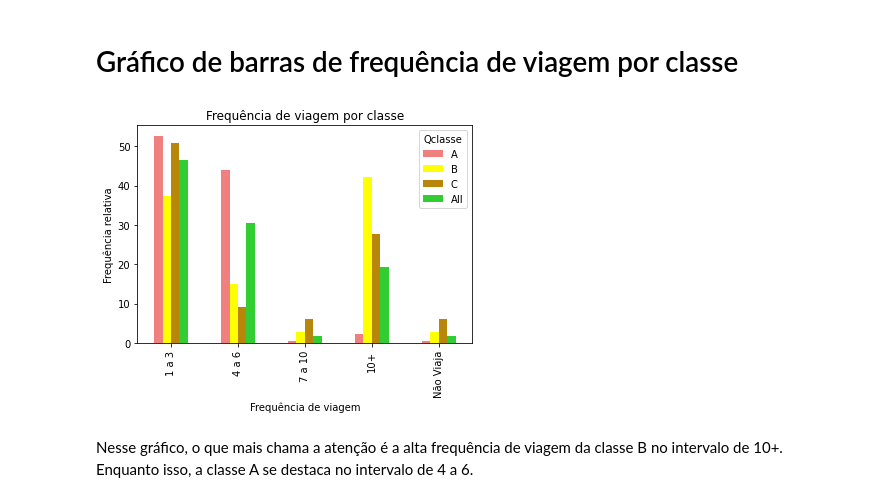
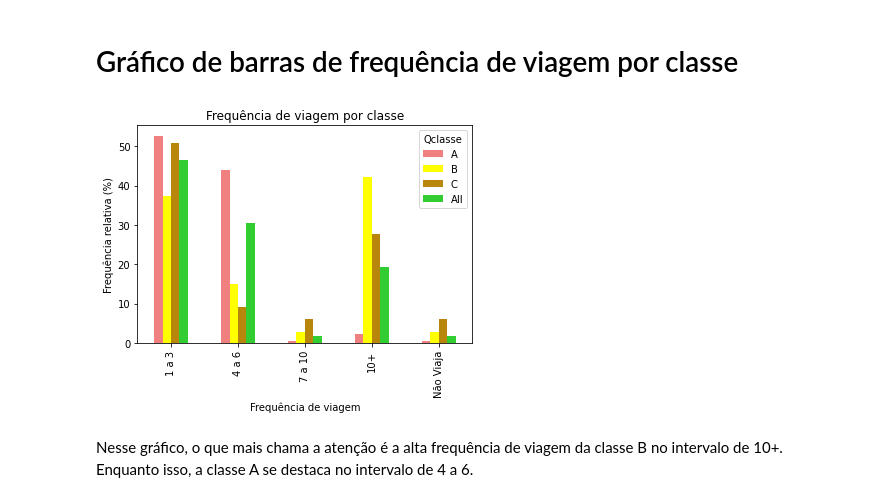
Before and after one commit to pmahfuz/Jr_hotelaria, a Jupyter notebook: Analise_base.ipynb, the cells around one changed output. Cells and saved outputs as stored; diff of their text form; code cells hidden in the pictures.

```diff
--- a/Analise_base.ipynb
+++ b/Analise_base.ipynb
@@ -36,7 +36,7 @@ df = df.drop(columns=[coluna for coluna in df.columns if coluna.startswith('Unna
 df.columns = df.columns.str.strip()
 # %%
 # # Usando a função str.replace para remover "." dos indexes das colunas
-df.columns = df.columns.str.replace(".", "")
+df.columns = df.columns.str.replace(".", "")''
 # %% [markdown]
 ### Removendo conteudo indesejado das colunas
 # %%
@@ -190,14 +190,13 @@ Nesse gráfico de barras é possível perceber o genêro não é muito significa
 # %%
 freq_x_classe = pd.crosstab(freq_de_viagem, classe, normalize = 'columns', margins = True).round(3)*100
 
 freq_x_classe.plot.bar(color = cores)
 plt.title('Frequência de viagem por classe')
-plt.ylabel('Frequência relativa (%)
-           ') #Frequência absoluta já que o número de homens e mulheres é muito parecido
+plt.ylabel('Frequência relativa (%)') #Frequência absoluta já que o número de homens e mulheres é muito parecido
 plt.xlabel('Frequência de viagem')
 plt.show()
 # %% [output]
-[figure, old version]
+[figure, new version]
 # %% [markdown]
 Nesse gráfico, o que mais chama a atenção é a alta frequência de viagem da classe B no intervalo de 10+. Enquanto isso, a classe A se destaca no intervalo de 4 a 6.
 # %% [markdown]
```
Also changed, not shown: parts of 15 cells of this notebook.
